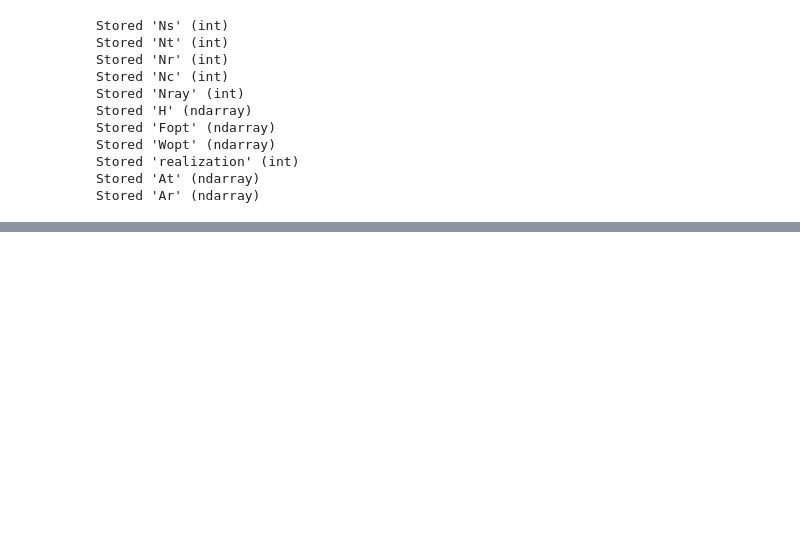
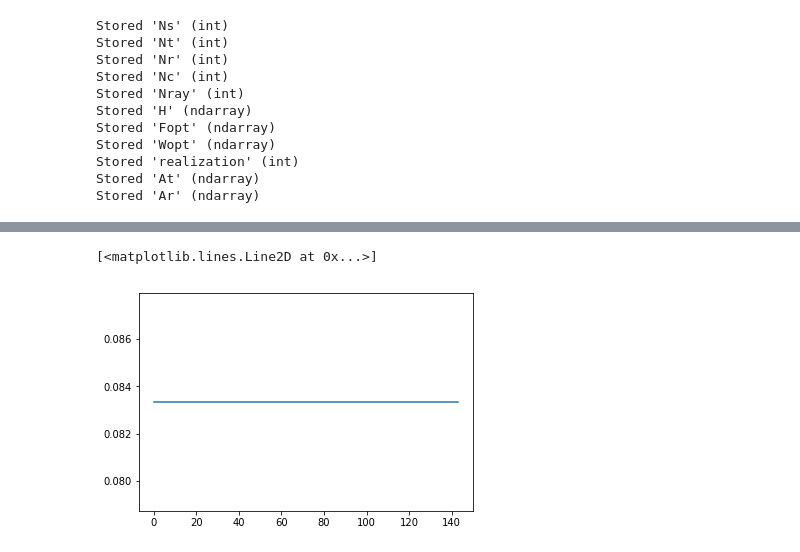
Before and after one commit to dienhoa/hybrid_beamforming_notebook, a Jupyter notebook: channel realization.ipynb, the cells around one changed output, grey strips where cells are left out. Saved outputs shown, nothing was run; the diff lists cells and outputs as text; code cells hidden in the pictures; blank space fills up the shorter version.

```diff
--- a/channel realization.ipynb
+++ b/channel realization.ipynb
@@ -149,0 +160,5 @@ Stored 'Ar' (ndarray)
+# %%
+plt.plot(np.absolute(At[:,1,1]))
+# %% [output]
+[<matplotlib.lines.Line2D at 0x...>]
+[figure, added]
```
Also changed, not shown: parts of 5 cells of this notebook, 2 other files.
